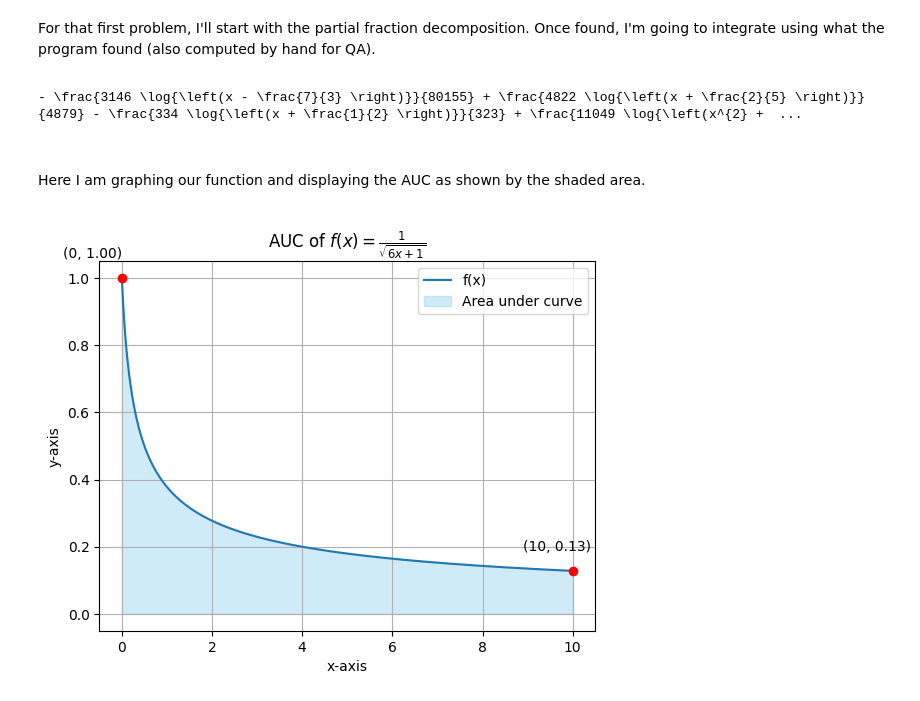
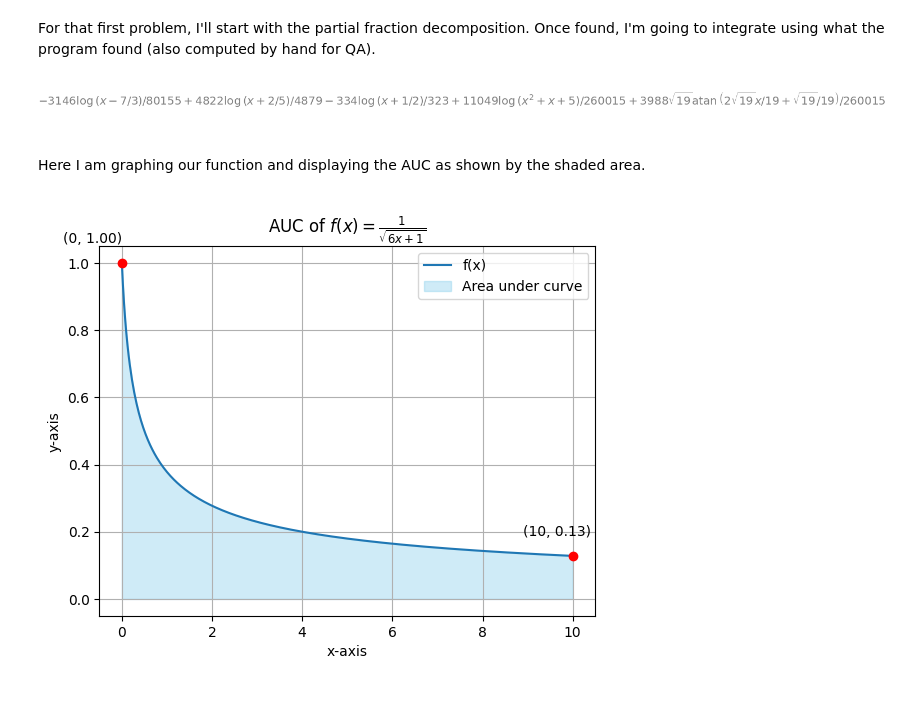
Before and after one commit to Siman73000/Calculus_II_Computer_Labs, a Jupyter notebook: Lab_2/lab_02.ipynb, the cells around one changed output. Cells and saved outputs as stored; diff of their text form; code cells hidden in the pictures.

Commit message:
added latex printing

```diff
--- a/Lab_2/lab_02.ipynb
+++ b/Lab_2/lab_02.ipynb
@@ -26,16 +26,18 @@
 </div>
 # %%
 import sympy as sp
+from sympy import init_printing
+import matplotlib.pyplot as plt
 
 x = sp.Symbol('x')
 
 expr = ((4*x**3) - (27*x**2) + (5*x) - 32) / ((30*x**5) - (13*x**4) + (50*x**3) - (286*x**2) - (299*x) - 70)
 
 integral = sp.integrate(expr, x)
-
-print(sp.latex(integral))
+init_printing()
+integral
 # %% [output]
-- \frac{3146 \log{\left(x - \frac{7}{3} \right)}}{80155} + \frac{4822 \log{\left(x + \frac{2}{5} \right)}}{4879} - \frac{334 \log{\left(x + \frac{1}{2} \right)}}{323} + \frac{11049 \log{\left(x^{2} +  ...
+[figure, added]
 # %% [markdown]
 <div>
     <p style="font-family: 'Courier New', Courier, monospace; margin-top: 2em;">
```
